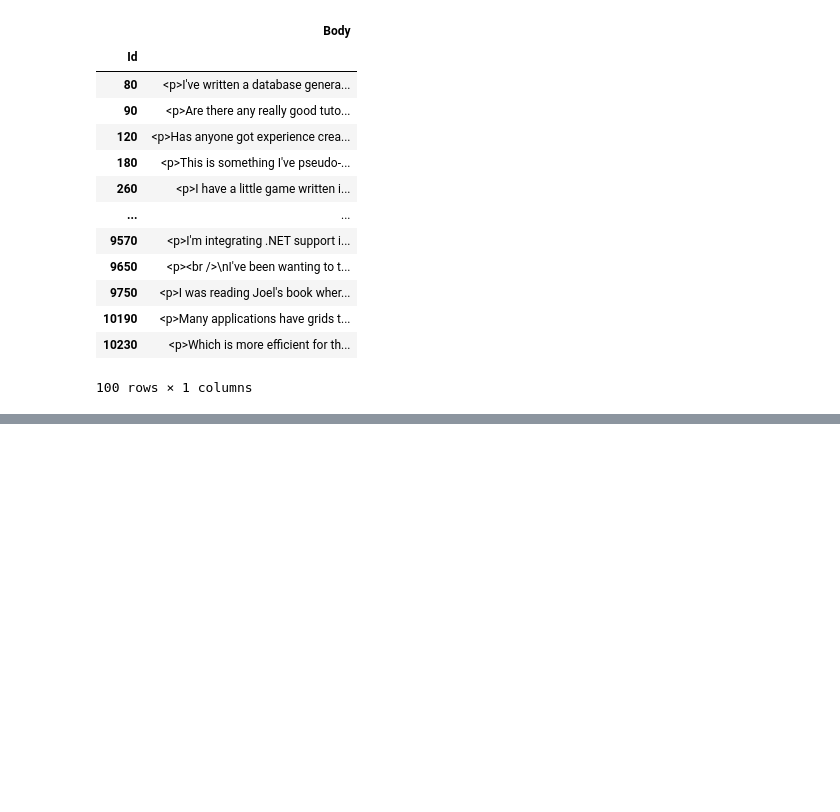
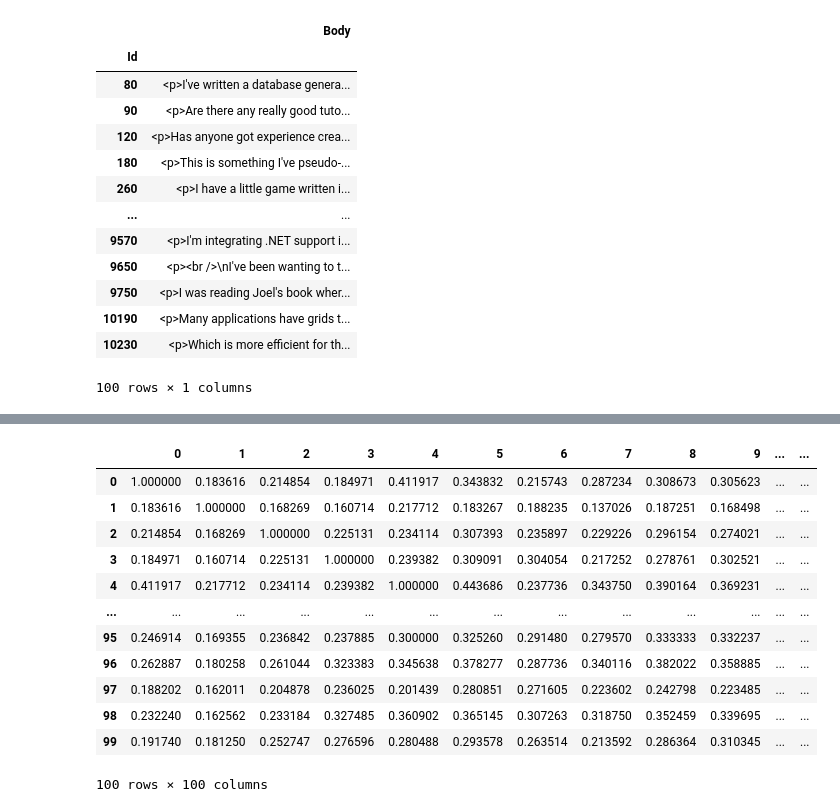
Before and after one commit to Trek3/stacksample-amd, a Jupyter notebook: stacksample.ipynb, the cells around one changed output, grey strips where cells are left out. Cells and saved outputs as stored; diff of their text form; code cells hidden in the pictures; blank space fills up the shorter version.

```diff
--- a/stacksample.ipynb
+++ b/stacksample.ipynb
@@ -159,0 +123,16 @@ a ^ b
+# %%
+build_similarity_matrix_from_shingles(characteristic)
+# %% [output]
+|  | 0 | 1 | 2 | 3 | 4 | 5 | 6 | 7 | 8 | 9 | ... | ... |
+| 0 | 1.000000 | 0.183616 | 0.214854 | 0.184971 | 0.411917 | 0.343832 | 0.215743 | 0.287234 | 0.308673 | 0.305623 | ... | ... |
+| 1 | 0.183616 | 1.000000 | 0.168269 | 0.160714 | 0.217712 | 0.183267 | 0.188235 | 0.137026 | 0.187251 | 0.168498 | ... | ... |
+| 2 | 0.214854 | 0.168269 | 1.000000 | 0.225131 | 0.234114 | 0.307393 | 0.235897 | 0.229226 | 0.296154 | 0.274021 | ... | ... |
+| 3 | 0.184971 | 0.160714 | 0.225131 | 1.000000 | 0.239382 | 0.309091 | 0.304054 | 0.217252 | 0.278761 | 0.302521 | ... | ... |
+| 4 | 0.411917 | 0.217712 | 0.234114 | 0.239382 | 1.000000 | 0.443686 | 0.237736 | 0.343750 | 0.390164 | 0.369231 | ... | ... |
+| ... | ... | ... | ... | ... | ... | ... | ... | ... | ... | ... | ... | ... |
+| 95 | 0.246914 | 0.169355 | 0.236842 | 0.237885 | 0.300000 | 0.325260 | 0.291480 | 0.279570 | 0.333333 | 0.332237 | ... | ... |
+| 96 | 0.262887 | 0.180258 | 0.261044 | 0.323383 | 0.345638 | 0.378277 | 0.287736 | 0.340116 | 0.382022 | 0.358885 | ... | ... |
+| 97 | 0.188202 | 0.162011 | 0.204878 | 0.236025 | 0.201439 | 0.280851 | 0.271605 | 0.223602 | 0.242798 | 0.223485 | ... | ... |
+| 98 | 0.232240 | 0.162562 | 0.233184 | 0.327485 | 0.360902 | 0.365145 | 0.307263 | 0.318750 | 0.352459 | 0.339695 | ... | ... |
+| 99 | 0.191740 | 0.181250 | 0.252747 | 0.276596 | 0.280488 | 0.293578 | 0.263514 | 0.213592 | 0.286364 | 0.310345 | ... | ... |
+100 rows × 100 columns
```
Also changed, not shown: parts of 11 cells of this notebook.
